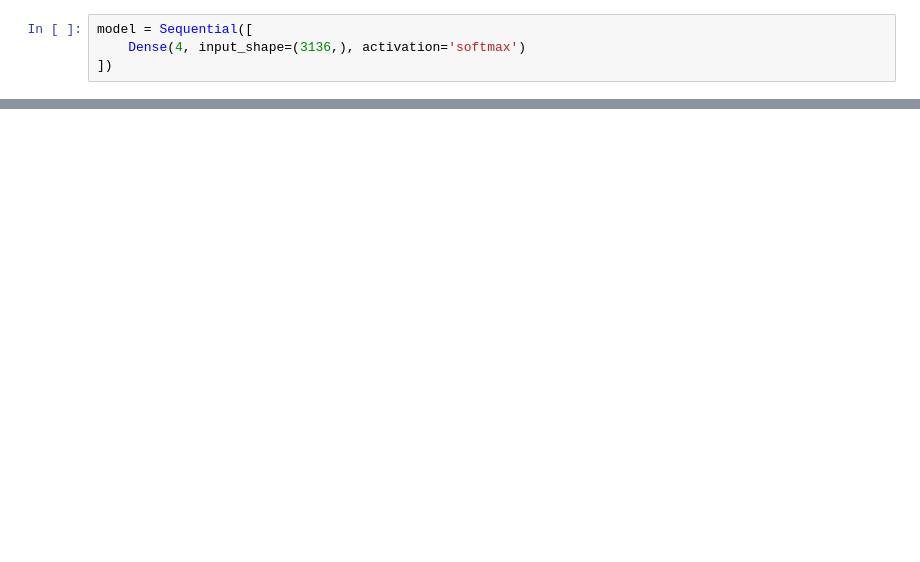
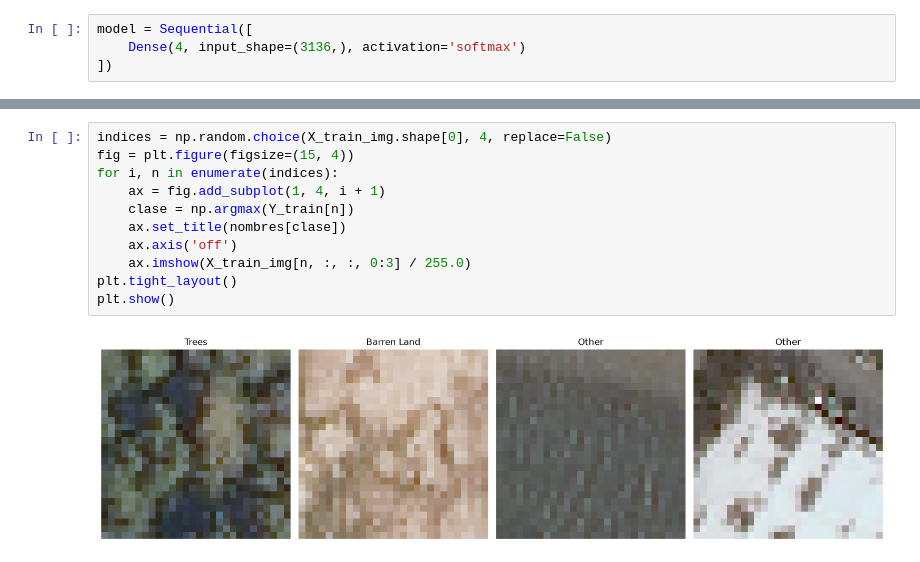
Before and after one commit to HectorDeSosa/iappii, a Jupyter notebook: DeepSat.ipynb, the cells around one changed output, grey strips where cells are left out. Saved outputs shown, nothing was run; the diff lists cells and outputs as text; blank space fills up the shorter version.

```diff
--- a/DeepSat.ipynb
+++ b/DeepSat.ipynb
@@ -120,0 +226,13 @@ else:
+# %%
+indices = np.random.choice(X_train_img.shape[0], 4, replace=False)
+fig = plt.figure(figsize=(15, 4))
+for i, n in enumerate(indices):
+    ax = fig.add_subplot(1, 4, i + 1)
+    clase = np.argmax(Y_train[n])
+    ax.set_title(nombres[clase])
+    ax.axis('off')
+    ax.imshow(X_train_img[n, :, :, 0:3] / 255.0)
+plt.tight_layout()
+plt.show()
+# %% [output]
+[figure, added]
```
Also changed, not shown: parts of 21 cells of this notebook, 2 other files.
